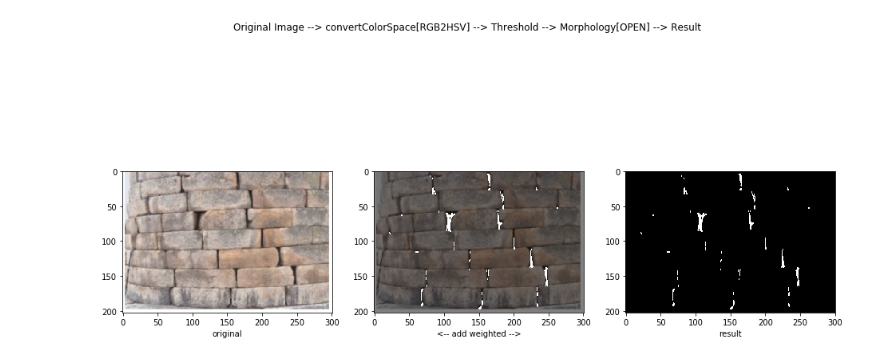
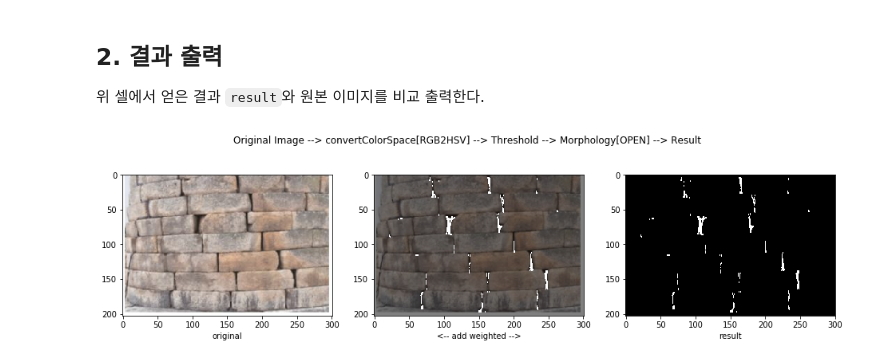
Before and after one commit to DGU-DAI-Lab/2020_Research_KDJ, a Jupyter notebook: 200604_첨성대벽돌균열/1_훼손 영역에 대한 검출 가능성.ipynb, the cells around one changed output. Cells and saved outputs as stored; diff of their text form; code cells hidden in the pictures.

```diff
--- a/200604_첨성대벽돌균열/1_훼손 영역에 대한 검출 가능성.ipynb
+++ b/200604_첨성대벽돌균열/1_훼손 영역에 대한 검출 가능성.ipynb
@@ -1,14 +9,6 @@
 # %%
 import numpy as np
 import cv2
-
-# --------------------------------
-
-def model(src, sequence):
-    retval = src
-    for proc in sequence:
-        retval = proc(retval)
-    return retval
 
 # --------------------------------
 
@@ -41,27 +41,50 @@ sequence = [
     morphology
 ]
 
+# --------------------------------
+
+def model(src, sequence):
+    retval = src
+    for proc in sequence:
+        retval = proc(retval)
+    return retval
+
+# --------------------------------
+
 result = model(filepath, sequence)
-
-original = readFile(filepath)
-
-import matplotlib.pyplot as plt
-
-fig, axs = plt.subplots(1,3, figsize=(16,8))
-fig.suptitle('Original Image --> convertColorSpace[RGB2HSV] --> Threshold --> Morphology[OPEN] --> Result')
-
-# Plot 0
-axs[0].imshow(cv2.cvtColor(original, cv2.COLOR_BGR2RGB))
-axs[0].set_xlabel('original')
-
-# Plot 1
-axs[1].imshow(cv2.cvtColor(cv2.add(original//2, cv2.cvtColor(result, cv2.COLOR_GRAY2BGR)), cv2.COLOR_BGR2RGB))
-axs[1].set_xlabel('<-- add weighted -->')
-
-# Plot 2
-axs[2].imshow(result, cmap='gray')
-axs[2].set_xlabel('result')
-
-plt.show()
-# %% [output]
-[figure, removed]
+# %% [markdown]
+## 2. 결과 출력
+
+위 셀에서 얻은 결과 `result`와 원본 이미지를 비교 출력한다.
+# %%
+# 위 코드에 이어서...
+
+import matplotlib.pyplot as plt
+
+# --------------------------------
+
+original = readFile(filepath)
+
+# 위 셀에서 얻은 result를 그대로 사용
+result = result
+
+# --------------------------------
+
+fig, axs = plt.subplots(1,3, figsize=(16,4))
+fig.suptitle('Original Image --> convertColorSpace[RGB2HSV] --> Threshold --> Morphology[OPEN] --> Result')
+
+# Plot 0
+axs[0].imshow(cv2.cvtColor(original, cv2.COLOR_BGR2RGB))
+axs[0].set_xlabel('original')
+
+# Plot 1
+axs[1].imshow(cv2.cvtColor(cv2.add(original//2, cv2.cvtColor(result, cv2.COLOR_GRAY2BGR)), cv2.COLOR_BGR2RGB))
+axs[1].set_xlabel('<-- add weighted -->')
+
+# Plot 2
+axs[2].imshow(result, cmap='gray')
+axs[2].set_xlabel('result')
+
+plt.show()
+# %% [output]
+[figure, added]
```
Also changed, not shown: parts of 3 cells of this notebook.
